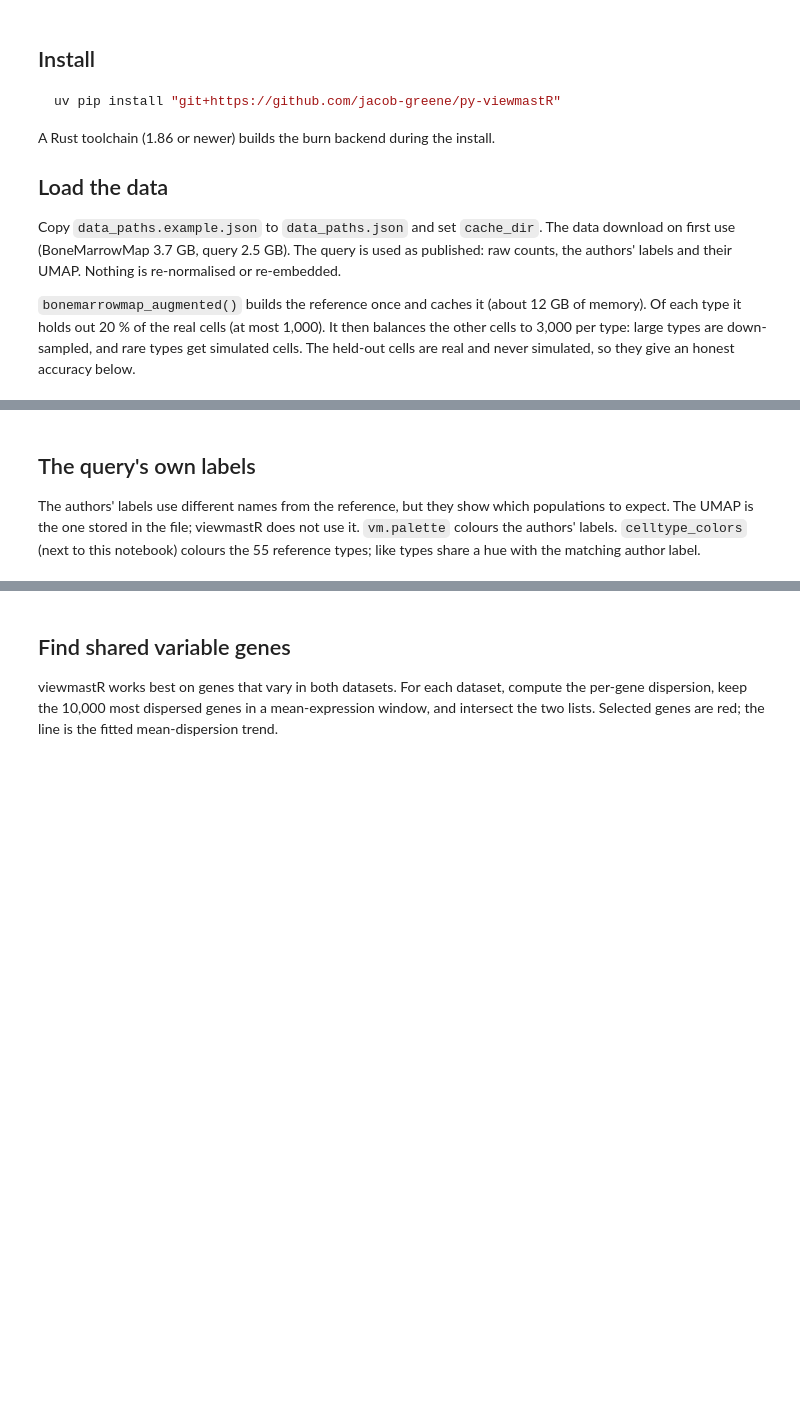
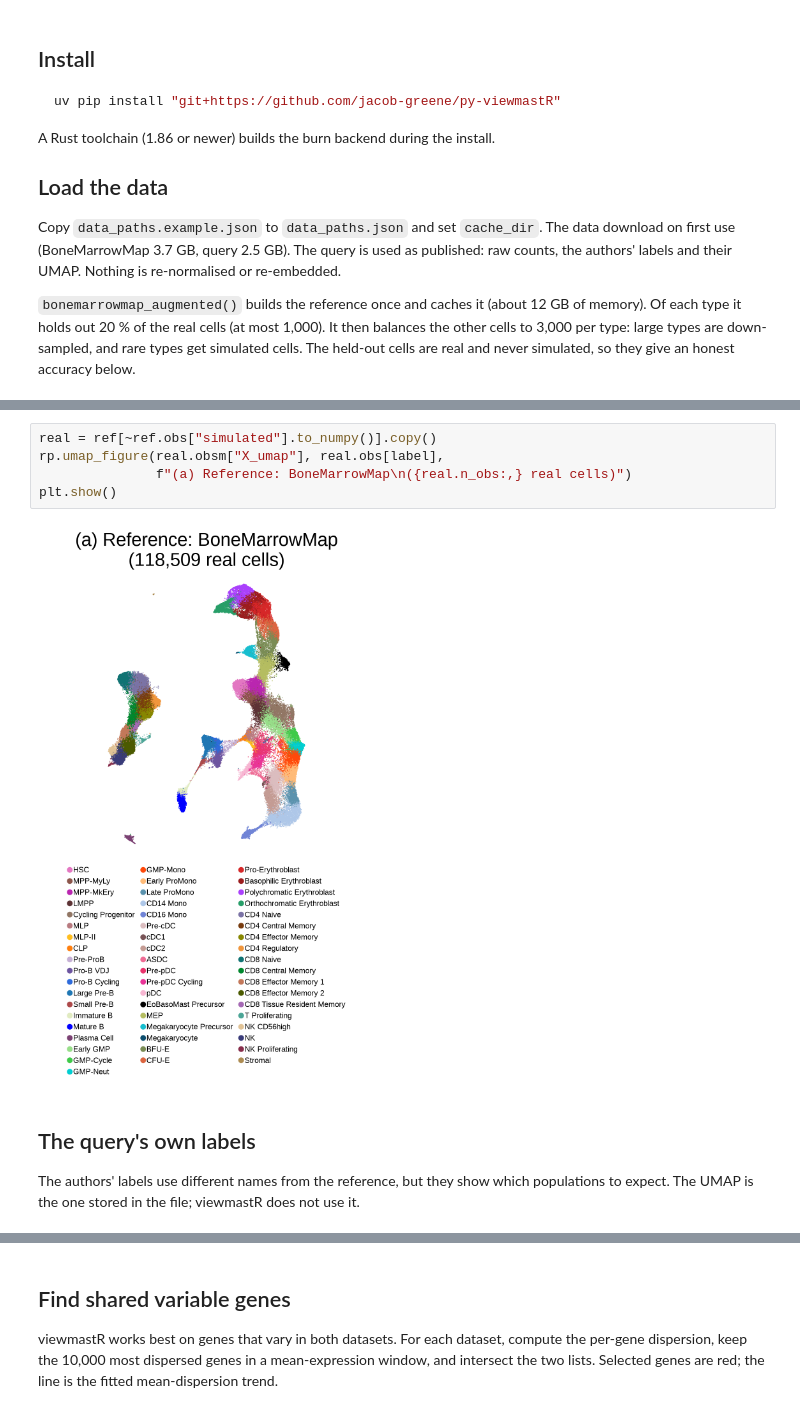
Before and after one commit to jacob-greene/py-viewmastR, a Jupyter notebook: tutorials/01_how_to.ipynb, the cells around one changed output, grey strips where cells are left out. Drawn from its saved outputs; the diff is of its cells as text; blank space fills up the shorter version.

```diff
--- a/tutorials/01_how_to.ipynb
+++ b/tutorials/01_how_to.ipynb
@@ -49,7 +59,12 @@ held out (35575, 34009) query (8627, 17226)
+# %%
+real = ref[~ref.obs["simulated"].to_numpy()].copy()
+rp.umap_figure(real.obsm["X_umap"], real.obs[label],
+               f"(a) Reference: BoneMarrowMap\n({real.n_obs:,} real cells)")
+plt.show()
+# %% [output]
+[figure, added]
 # %% [markdown]
 ## The query's own labels
 
 The authors' labels use different names from the reference, but they show which
 populations to expect. The UMAP is the one stored in the file; viewmastR does not use it.
-`vm.palette` colours the authors' labels. `celltype_colors` (next to this notebook) colours
-the 55 reference types; like types share a hue with the matching author label.
```
Also changed, not shown: parts of 15 cells of this notebook, 3 other files.
